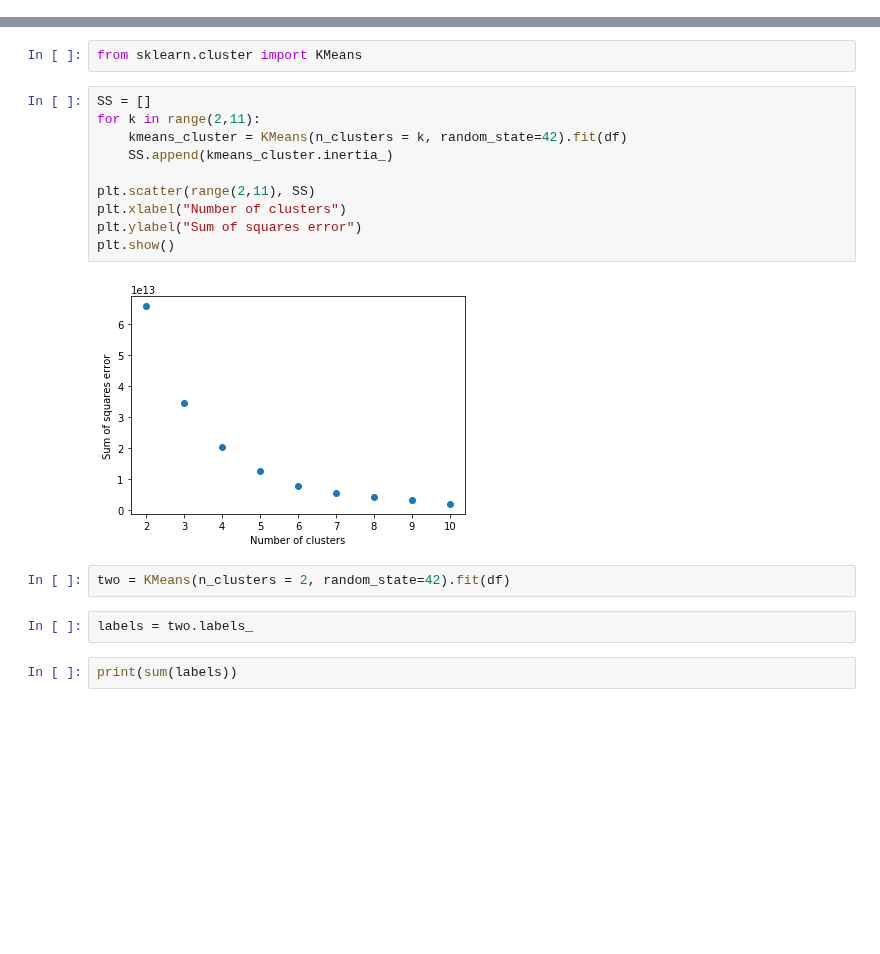
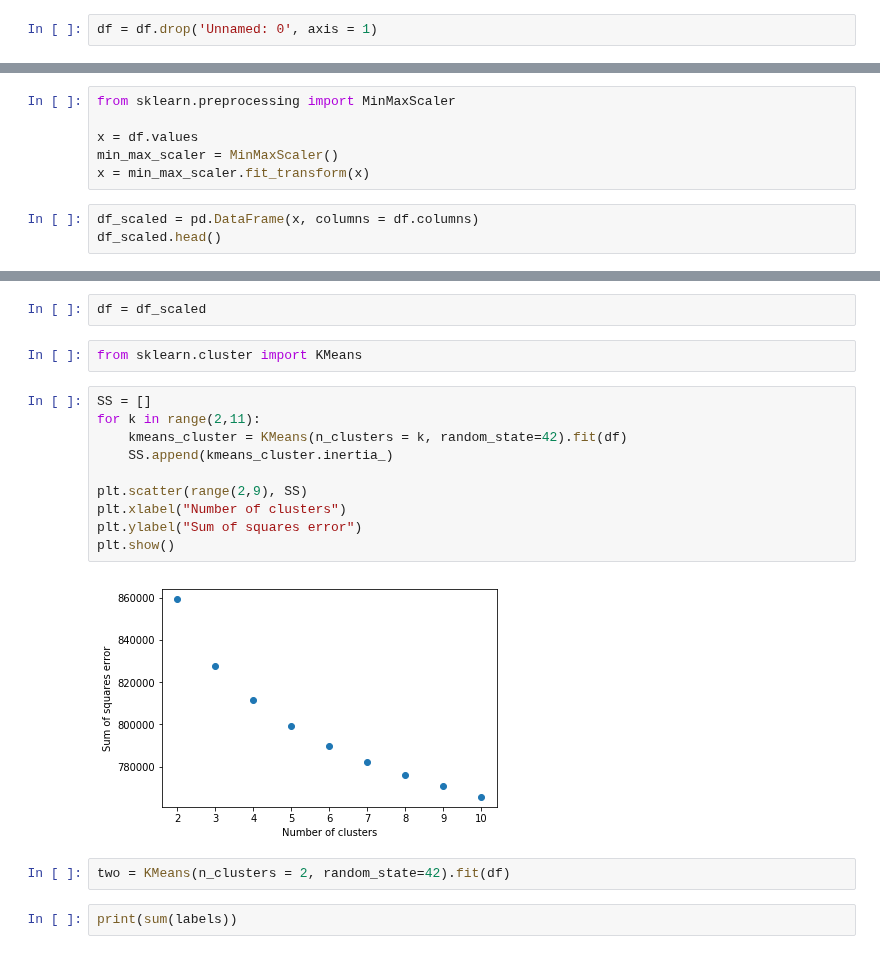
Before and after one commit to joshyou/springboard, a Jupyter notebook: Project 2/clustering.ipynb, the cells around one changed output, grey strips where cells are left out. Drawn from its saved outputs; the diff is of its cells as text; blank space fills up the shorter version.

Commit message:
preprocessing for clustering

```diff
--- a/Project 2/clustering.ipynb
+++ b/Project 2/clustering.ipynb
@@ -58,6 +58,8 @@ religimp_Very important [0 1]
 #todrop = ['Unnamed: 0', 'tookpost']
 
 df = df.drop('tookpost', axis = 1)
+# %%
+df = df.drop('Unnamed: 0', axis = 1)
 # %%
 for col in df.columns:
     print (col, df[col].unique())
@@ -79,3 +81,12 @@ religimp_Not at all important [0 1]
 religimp_Not too important [0 1]
 religimp_Somewhat important [1 0]
 religimp_Very important [0 1]
+# %%
+from sklearn.preprocessing import MinMaxScaler
+
+x = df.values
+min_max_scaler = MinMaxScaler()
+x = min_max_scaler.fit_transform(x)
+# %%
+df_scaled = pd.DataFrame(x, columns = df.columns)
+df_scaled.head()
@@ -82,21 +122,21 @@ religimp_Very important [0 1]
+# %%
+df = df_scaled
 # %%
 from sklearn.cluster import KMeans
 # %%
 SS = []
 for k in range(2,11):
     kmeans_cluster = KMeans(n_clusters = k, random_state=42).fit(df)
     SS.append(kmeans_cluster.inertia_)
 
-plt.scatter(range(2,11), SS)
+plt.scatter(range(2,9), SS)
 plt.xlabel("Number of clusters")
 plt.ylabel("Sum of squares error")
 plt.show()
 # %% [output]
-[figure, old version]
+[figure, new version]
 # %%
 two = KMeans(n_clusters = 2, random_state=42).fit(df)
-# %%
-labels = two.labels_
 # %%
 print(sum(labels))
 # %% [output]
```
Also changed, not shown: parts of 7 cells of this notebook.
